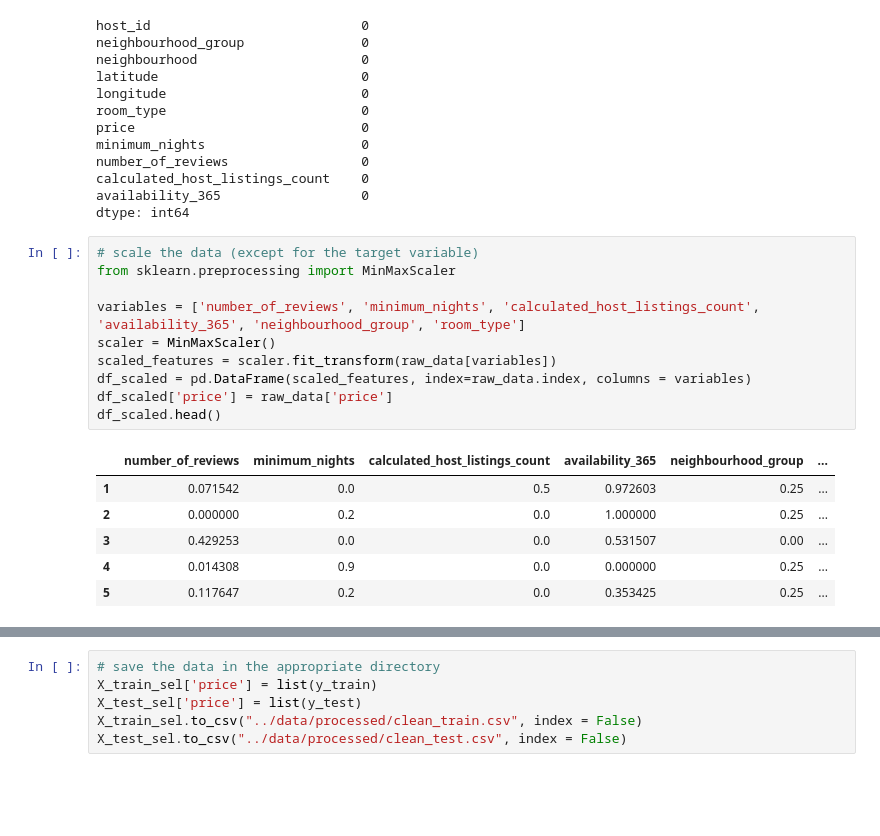
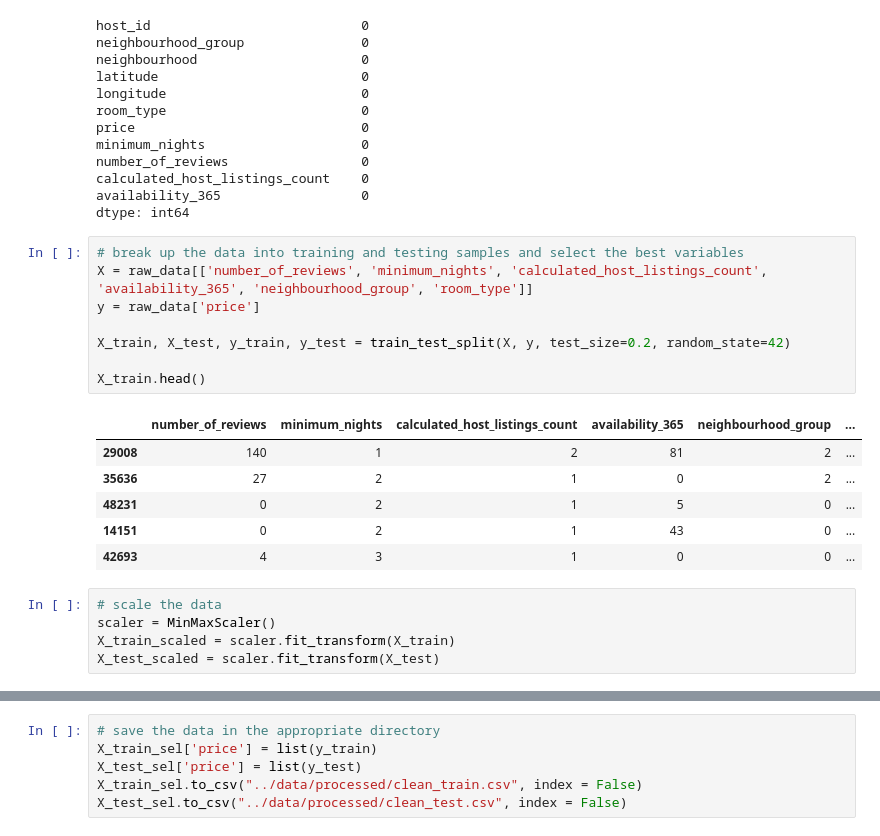
Before and after one commit to 4GeeksAcademy/Dansah2_machine-learning-python-template, a Jupyter notebook: src/explore.ipynb, the cells around one changed output, grey strips where cells are left out. Drawn from its saved outputs; the diff is of its cells as text; blank space fills up the shorter version.

```diff
--- a/src/explore.ipynb
+++ b/src/explore.ipynb
@@ -415,21 +418,24 @@ number_of_reviews                 0
 calculated_host_listings_count    0
 availability_365                  0
 dtype: int64
-# %%
-# scale the data (except for the target variable)
-from sklearn.preprocessing import MinMaxScaler
-
-variables = ['number_of_reviews', 'minimum_nights', 'calculated_host_listings_count', 'availability_365', 'neighbourhood_group', 'room_type']
-scaler = MinMaxScaler()
-scaled_features = scaler.fit_transform(raw_data[variables])
-df_scaled = pd.DataFrame(scaled_features, index=raw_data.index, columns = variables)
-df_scaled['price'] = raw_data['price']
-df_scaled.head()
-# %% [output]
-|  | number_of_reviews | minimum_nights | calculated_host_listings_count | availability_365 | neighbourhood_group | ... |
-| 1 | 0.071542 | 0.0 | 0.5 | 0.972603 | 0.25 | ... |
-| 2 | 0.000000 | 0.2 | 0.0 | 1.000000 | 0.25 | ... |
-| 3 | 0.429253 | 0.0 | 0.0 | 0.531507 | 0.00 | ... |
-| 4 | 0.014308 | 0.9 | 0.0 | 0.000000 | 0.25 | ... |
-| 5 | 0.117647 | 0.2 | 0.0 | 0.353425 | 0.25 | ... |
+# %%
+# break up the data into training and testing samples and select the best variables
+X = raw_data[['number_of_reviews', 'minimum_nights', 'calculated_host_listings_count', 'availability_365', 'neighbourhood_group', 'room_type']]
+y = raw_data['price']
+
+X_train, X_test, y_train, y_test = train_test_split(X, y, test_size=0.2, random_state=42)
+
+X_train.head()
+# %% [output]
+|  | number_of_reviews | minimum_nights | calculated_host_listings_count | availability_365 | neighbourhood_group | ... |
+| 29008 | 140 | 1 | 2 | 81 | 2 | ... |
+| 35636 | 27 | 2 | 1 | 0 | 2 | ... |
+| 48231 | 0 | 2 | 1 | 5 | 0 | ... |
+| 14151 | 0 | 2 | 1 | 43 | 0 | ... |
+| 42693 | 4 | 3 | 1 | 0 | 0 | ... |
+# %%
+# scale the data
+scaler = MinMaxScaler()
+X_train_scaled = scaler.fit_transform(X_train)
+X_test_scaled = scaler.fit_transform(X_test)
 # %%
```
Also changed, not shown: parts of 3 cells of this notebook.
